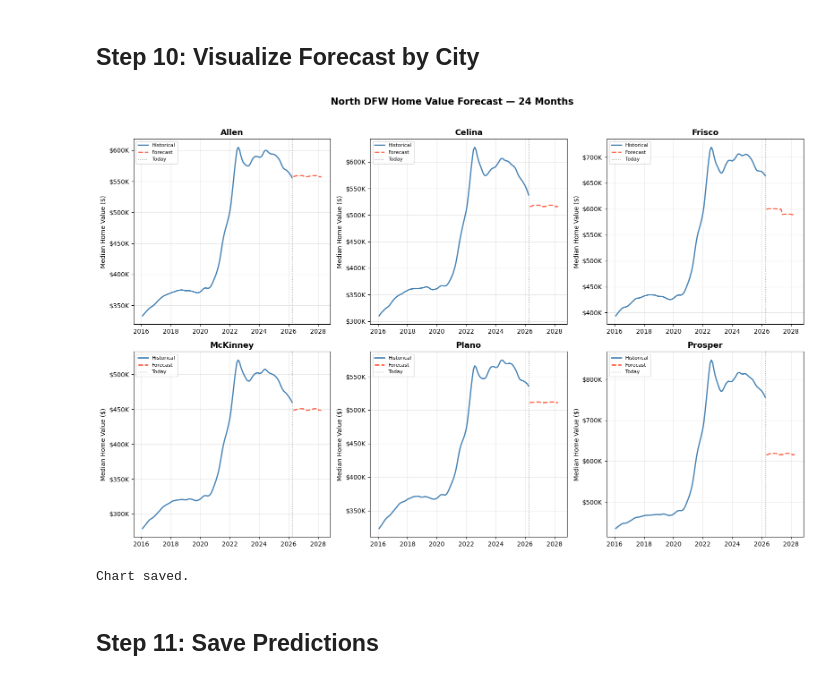
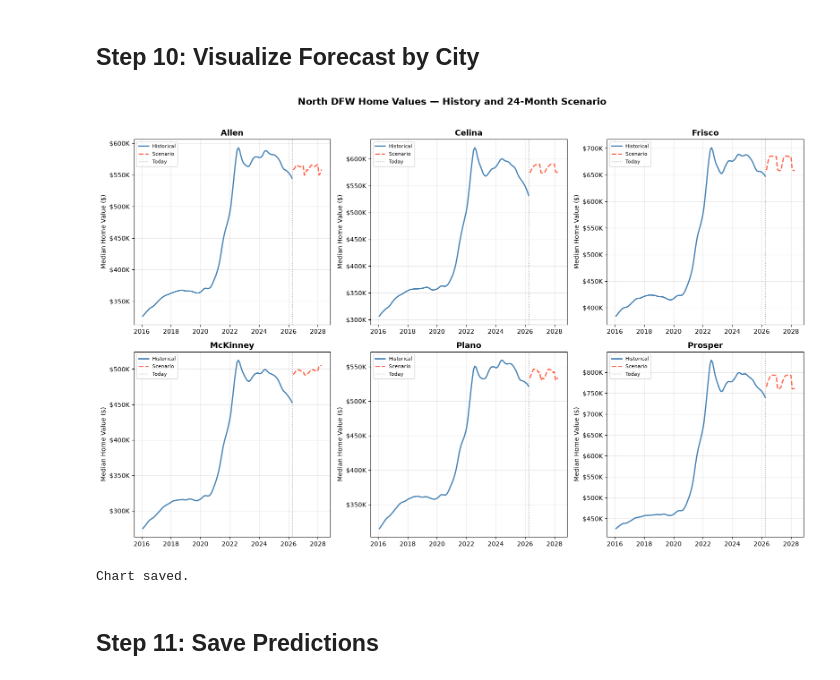
Before and after one commit to chooseyourtacoday/housing_crisis, a Jupyter notebook: 04_Predictive_Model.ipynb, the cells around one changed output. Drawn from its saved outputs; the diff is of its cells as text; code cells hidden in the pictures.

```diff
--- a/04_Predictive_Model.ipynb
+++ b/04_Predictive_Model.ipynb
@@ -216,7 +302,10 @@ Project home values forward 24 months from the most recent data point using the
 # %%
 FORECAST_MONTHS = 24
+ANNUAL_WAGE_GROWTH = 0.03          # 3% per year, not 3% per month
+MONTHLY_POP_GROWTH = 0.005         # 0.5% per month, as a simple scenario assumption
+WAGE_MONTHLY = (1 + ANNUAL_WAGE_GROWTH) ** (1 / 12)
 
-# Get the most recent row per zip code as starting point
+# Most recent observed row per zip code.
 last_known = model_df.sort_values('date').groupby('zip_code').last().reset_index()
 
 forecast_rows = []
@@ -225,10 +314,13 @@ for _, row in last_known.iterrows():
     current = row.copy()
 
     for i in range(1, FORECAST_MONTHS + 1):
-        # Advance date by one month
-        next_date = current['date'] + pd.DateOffset(months=1)
+        # Stay on month-end so the scenario lines up with the historical series.
+        next_date = current['date'] + pd.offsets.MonthEnd(1)
 
-        # Build feature row
+        pay = current['collin_avg_annual_pay'] * WAGE_MONTHLY
+        pop = current['population'] * (1 + MONTHLY_POP_GROWTH)
+        units = current['total_units']  # permits held at the last observed count
+
         feat_row = {
             'zip_code'              : current['zip_code'],
             'city'                  : current['city'],
@@ -237,21 +329,15 @@ for _, row in last_known.iterrows():
             'year'                  : next_date.year,
             'month'                 : next_date.month,
             'mortgage_rate'         : current['mortgage_rate'],
-            'total_units'           : current['total_units'],
-            'collin_avg_annual_pay' : current['collin_avg_annual_pay'] * 1.03,  # assume 3% annual wage growth
-            'population'            : current['population'] * 1.005,            # assume 0.5% monthly growth
+            'total_units'           : units,
+            'collin_avg_annual_pay' : pay,
+            'population'            : pop,
             'median_income'         : current['median_income'],
-            'price_to_income_ratio' : current['price_to_income_ratio'],
-            'mortgage_burden_pct'   : current['mortgage_burden_pct'],
-            'home_value_mom'        : current['home_value_mom'],
-            'home_value_yoy'        : current['home_value_yoy'],
-            'wage_growth_yoy'       : current['wage_growth_yoy'],
-            'affordability_gap'     : current['affordability_gap'],
-            'supply_pressure'       : current['supply_pressure'],
-            'affordability_index'   : current['affordability_index']
+            # 3.0 matches the feature's units (percent), and the 3% wage assumption.
+            'wage_growth_yoy'       : ANNUAL_WAGE_GROWTH * 100,
+            'supply_pressure'       : (units / pop) * 1000,
         }
 
-        # Predict home value
         X_forecast = pd.DataFrame([feat_row])[FEATURE_COLS]
         predicted_value = rf_model.predict(X_forecast)[0]
 
@@ -259,11 +345,13 @@ for _, row in last_known.iterrows():
         feat_row['is_forecast'] = True
         forecast_rows.append(feat_row)
 
-        # Update current for next iteration
         current = pd.Series(feat_row)
         current['date'] = next_date
 
 forecast_df = pd.DataFrame(forecast_rows)
-print(f'Forecast generated : {forecast_df.shape[0]} rows')
-print(f'Forecast period    : {forecast_df["date"].min().date()} to {forecast_df["date"].max().date()}')
+print(f'Scenario rows    : {forecast_df.shape[0]}')
+print(f'Scenario period  : {forecast_df["date"].min().date()} to {forecast_df["date"].max().date()}')
+print('Assumptions: wages +3% per year, population +0.5% per month,')
+print('mortgage rate and permit counts frozen at the last observed value.')
+print('No feature in this scenario is computed from the predicted home value.')
 # %% [output]
@@ -301,35 +392,35 @@ McKinney       460132.0        448602.0  -11530.0     -2.51
 # %%
 cities = sorted(df['city'].unique())
 fig, axes = plt.subplots(2, 3, figsize=(16, 10))
 axes = axes.flatten()
 
 for idx, city in enumerate(cities):
     ax = axes[idx]
 
     # Historical data
     hist = model_df[model_df['city'] == city].groupby('date')['home_value'].mean().reset_index()
 
     # Forecast data
     fore = forecast_df[forecast_df['city'] == city].groupby('date')['home_value'].mean().reset_index()
 
     ax.plot(hist['date'], hist['home_value'], color='steelblue', linewidth=2, label='Historical')
-    ax.plot(fore['date'], fore['home_value'], color='tomato', linewidth=2, linestyle='--', label='Forecast')
+    ax.plot(fore['date'], fore['home_value'], color='tomato', linewidth=2, linestyle='--', label='Scenario')
     ax.axvline(x=model_df['date'].max(), color='gray', linestyle=':', linewidth=1, label='Today')
 
     ax.set_title(city, fontsize=13, fontweight='bold')
     ax.set_ylabel('Median Home Value ($)')
     ax.yaxis.set_major_formatter(plt.FuncFormatter(lambda x, _: f'${x/1000:.0f}K'))
     ax.xaxis.set_major_formatter(mdates.DateFormatter('%Y'))
     ax.legend(fontsize=8)
     ax.grid(True, alpha=0.3)
 
-plt.suptitle('North DFW Home Value Forecast — 24 Months', fontsize=15, fontweight='bold', y=1.02)
+plt.suptitle('North DFW Home Values — History and 24-Month Scenario', fontsize=15, fontweight='bold', y=1.02)
 plt.tight_layout()
 plt.savefig(os.path.join(OUTPUT_DIR, 'forecast_by_city.png'), dpi=150, bbox_inches='tight')
 plt.show()
 print('Chart saved.')
 # %% [output]
-[figure, old version]
+[figure, new version]
 Chart saved.
 # %% [markdown]
 ## Step 11: Save Predictions
```
Also changed, not shown: parts of 16 cells of this notebook, 48 other files.
